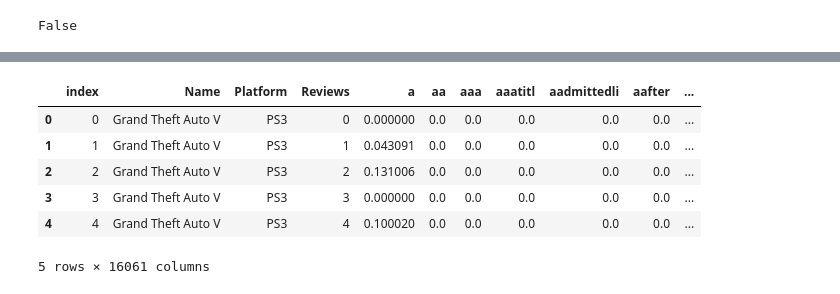
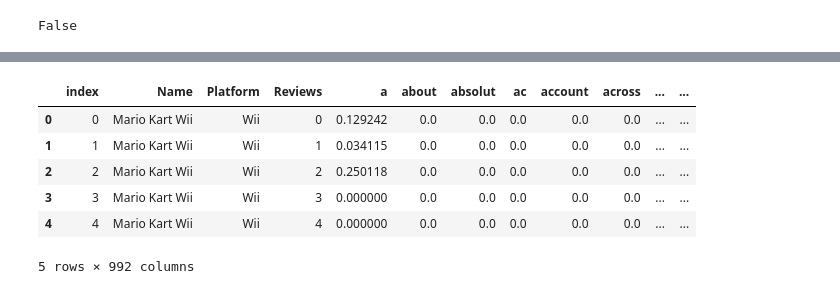
Before and after one commit to SportsReiter12/Data-Science, a Jupyter notebook: Video Game Capstone Project/Data Wrangling/Video Game Capstone Project Data Wrangling.ipynb, the cells around one changed output, grey strips where cells are left out. Drawn from its saved outputs; the diff is of its cells as text; code cells hidden in the pictures.

Commit message:
Video Game Capstone Data Wrangling 02/07/2019
Finished NLP.

```diff
--- a/Video Game Capstone Project/Data Wrangling/Video Game Capstone Project Data Wrangling.ipynb
+++ b/Video Game Capstone Project/Data Wrangling/Video Game Capstone Project Data Wrangling.ipynb
@@ -362,0 +427,7 @@ df_wt.head()
+# %%
+# Making a list of the dictionary
+tokens_2 = list(tokens_2)
+# %%
+# Creating a DataFrame of the list
+df_t_2 = pd.DataFrame(tokens_2)
+df_t_2.head()
@@ -362,0 +442,5 @@ df_wt.head()
+# %%
+# Naming the index, changing missing values to 0
+df_t_2.index.name = 'Reviews'
+df_t_2 = df_t_2.replace(pd.np.nan, 0)
+df_t_2.head()
@@ -362,0 +456,8 @@ df_wt.head()
+# %%
+# Putting DataFrame through a TF-IDF Transformer
+transformer = TfidfTransformer()
+matrix = transformer.fit_transform(df_t_2)
+matrix = matrix.todense()
+df_wt_2 = pd.DataFrame(matrix, columns=df_t_2.columns)
+df_wt_2.index.name = 'Reviews'
+df_wt_2.head()
@@ -363,15 +473,15 @@ df_wt.head()
 # %%
-# Resetting indices of df_w and df_wt for merging, keeping only necessary columns for NLP
+# Resetting indices of df_w and df_wt_2 for merging, keeping only necessary columns for NLP
 df_w = df_w.reset_index()
-df_wt = df_wt.reset_index()
-df_nlp = pd.merge(df_w[['index', 'Name', 'Platform']], df_wt, left_on='index', right_on='Reviews')
+df_wt_2 = df_wt_2.reset_index()
+df_nlp = pd.merge(df_w[['index', 'Name', 'Platform']], df_wt_2, left_on='index', right_on='Reviews')
 df_nlp.head()
 # %% [output]
-|  | index | Name | Platform | Reviews | a | aa | aaa | aaatitl | aadmittedli | aafter | ... |
-| 0 | 0 | Grand Theft Auto V | PS3 | 0 | 0.000000 | 0.0 | 0.0 | 0.0 | 0.0 | 0.0 | ... |
-| 1 | 1 | Grand Theft Auto V | PS3 | 1 | 0.043091 | 0.0 | 0.0 | 0.0 | 0.0 | 0.0 | ... |
-| 2 | 2 | Grand Theft Auto V | PS3 | 2 | 0.131006 | 0.0 | 0.0 | 0.0 | 0.0 | 0.0 | ... |
-| 3 | 3 | Grand Theft Auto V | PS3 | 3 | 0.000000 | 0.0 | 0.0 | 0.0 | 0.0 | 0.0 | ... |
-| 4 | 4 | Grand Theft Auto V | PS3 | 4 | 0.100020 | 0.0 | 0.0 | 0.0 | 0.0 | 0.0 | ... |
+|  | index | Name | Platform | Reviews | a | about | absolut | ac | account | across | ... | ... |
+| 0 | 0 | Mario Kart Wii | Wii | 0 | 0.129242 | 0.0 | 0.0 | 0.0 | 0.0 | 0.0 | ... | ... |
+| 1 | 1 | Mario Kart Wii | Wii | 1 | 0.034115 | 0.0 | 0.0 | 0.0 | 0.0 | 0.0 | ... | ... |
+| 2 | 2 | Mario Kart Wii | Wii | 2 | 0.250118 | 0.0 | 0.0 | 0.0 | 0.0 | 0.0 | ... | ... |
+| 3 | 3 | Mario Kart Wii | Wii | 3 | 0.000000 | 0.0 | 0.0 | 0.0 | 0.0 | 0.0 | ... | ... |
+| 4 | 4 | Mario Kart Wii | Wii | 4 | 0.000000 | 0.0 | 0.0 | 0.0 | 0.0 | 0.0 | ... | ... |
-5 rows × 16061 columns
+5 rows × 992 columns
 # %%
```
Also changed, not shown: parts of 21 cells of this notebook.
